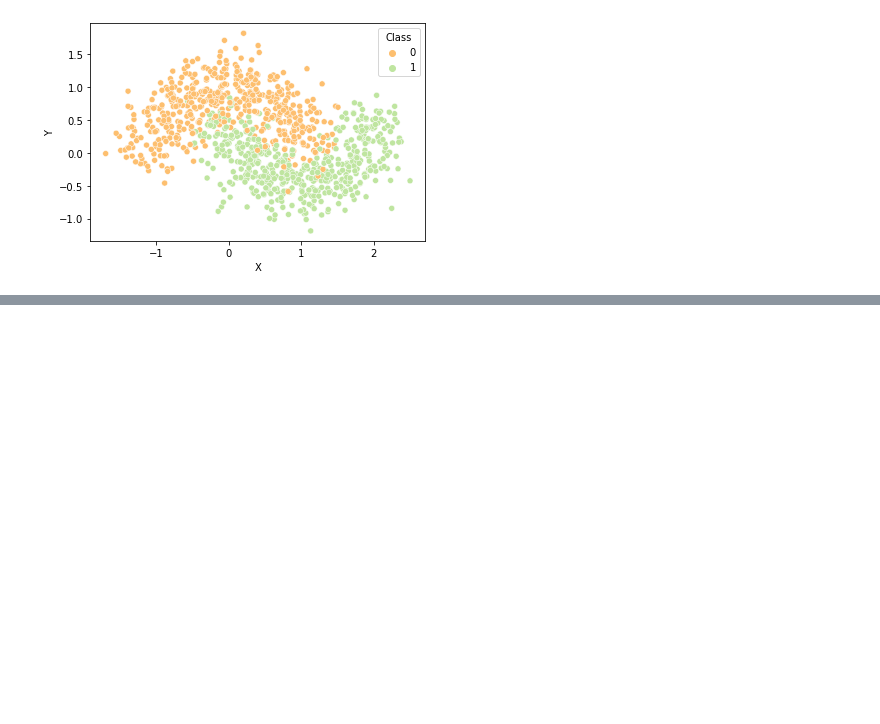
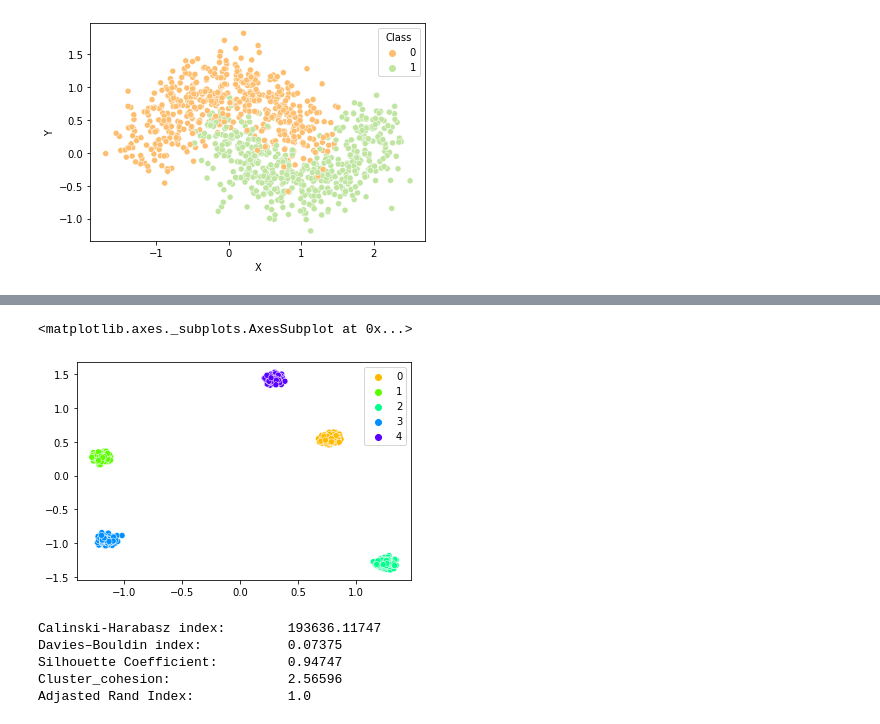
Before and after one commit to malynkovsky/ML_NN_course, a Jupyter notebook: Lab_3/Lab3__Malynkovsky.ipynb, the cells around one changed output, grey strips where cells are left out. Drawn from its saved outputs; the diff is of its cells as text; code cells hidden in the pictures; blank space fills up the shorter version.

Commit message:
Kmeans lдля 1го датасета

```diff
--- a/Lab_3/Lab3__Malynkovsky.ipynb
+++ b/Lab_3/Lab3__Malynkovsky.ipynb
@@ -93,0 +120,23 @@ plt.show()
+# %%
+from sklearn.preprocessing import StandardScaler
+X = df1[['X','Y']]
+y = df1['Class']
+sc = StandardScaler()
+sc.fit(X)
+# Apply the scaler to the X training data
+X = sc.transform(X)
+# %%
+clustered_X = cluster.KMeans(n_clusters=5, random_state=0).fit(X)
+# %%
+sns.scatterplot(x=X[:,0], y = X[:,1], hue=clustered_X.labels_,  palette=sns.color_palette("gist_rainbow", n_colors=5))
+# %% [output]
+<matplotlib.axes._subplots.AxesSubplot at 0x...>
+[figure, added]
+# %%
+print_metrics(X,clustered_X.labels_,y)
+# %% [output]
+Calinski-Harabasz index:        193636.11747
+Davies–Bouldin index:           0.07375
+Silhouette Coefficient:         0.94747
+Cluster_cohesion:               2.56596
+Adjasted Rand Index:            1.0
```
Also changed, not shown: parts of 10 cells of this notebook.
